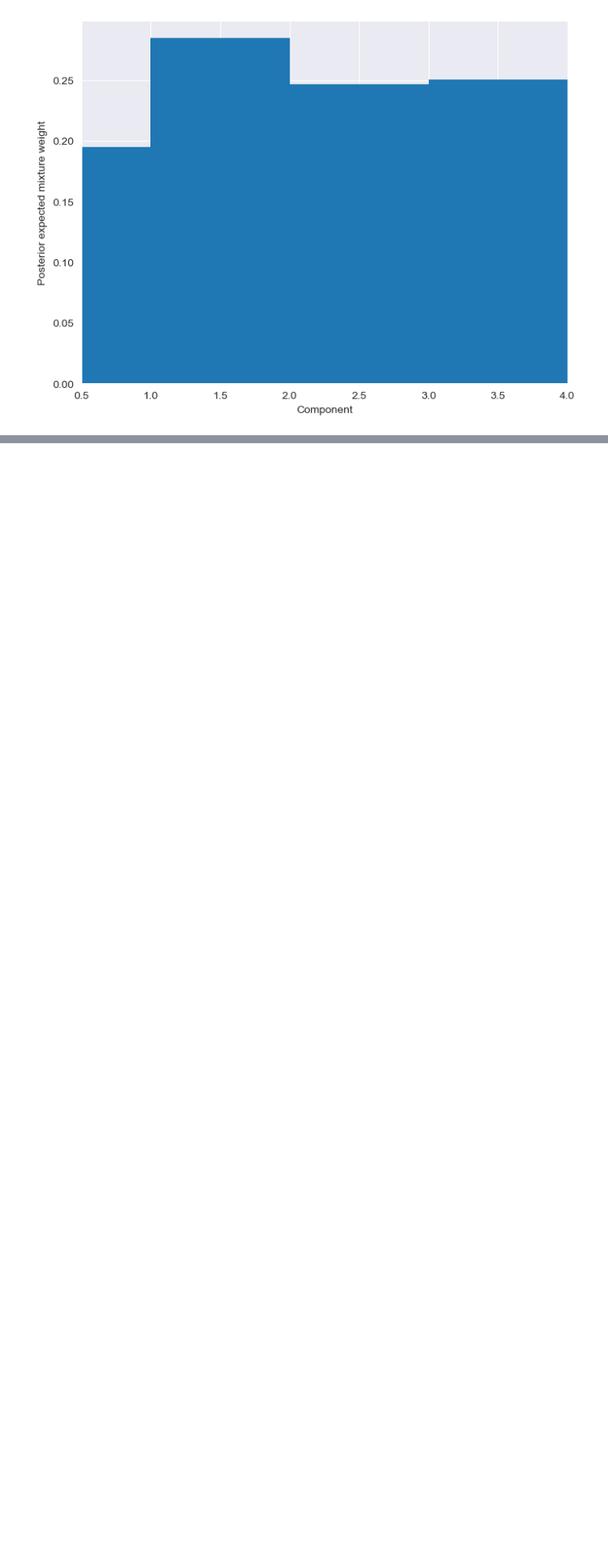
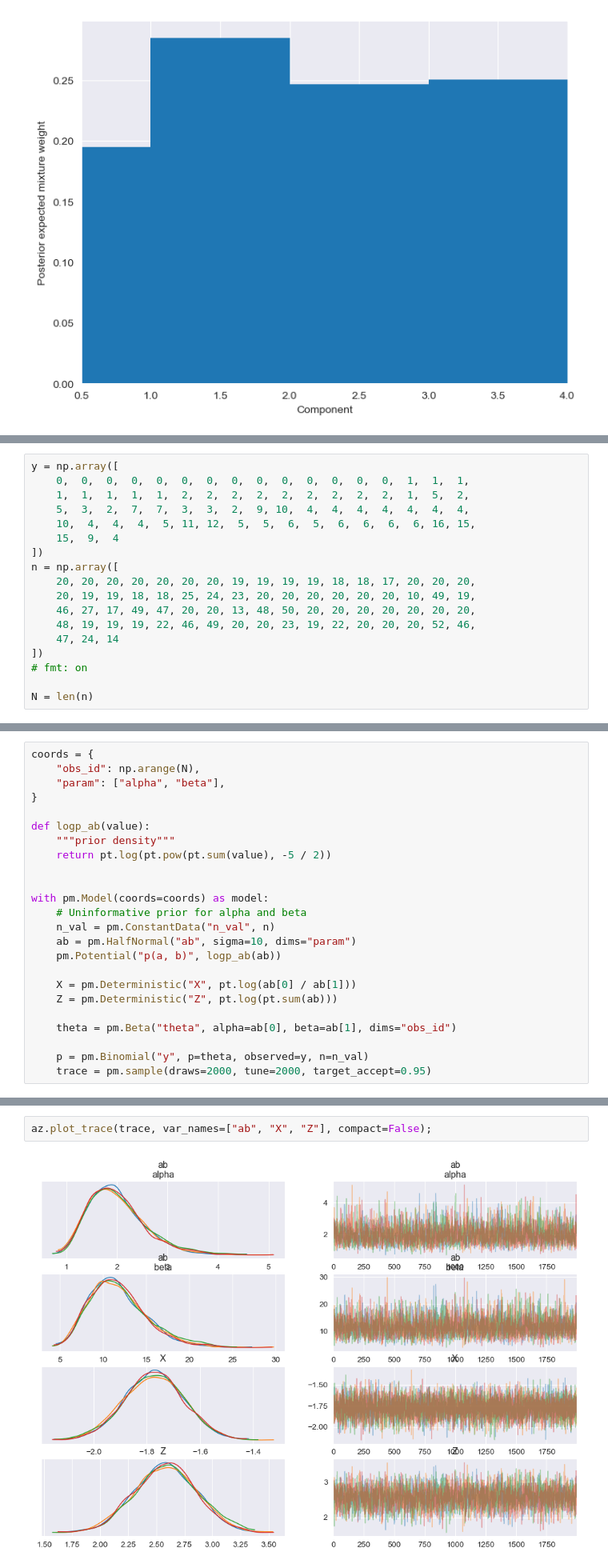
Before and after one commit to Kumachar/ResearchExamples, a Jupyter notebook: PyMC_Regression.ipynb, the cells around one changed output, grey strips where cells are left out. Shown at 80% size. Saved outputs shown, nothing was run; the diff lists cells and outputs as text; blank space fills up the shorter version.

```diff
--- a/PyMC_Regression.ipynb
+++ b/PyMC_Regression.ipynb
@@ -527,0 +693,18 @@ Sampling: [likelihood]
+# %%
+y = np.array([
+    0,  0,  0,  0,  0,  0,  0,  0,  0,  0,  0,  0,  0,  0,  1,  1,  1,
+    1,  1,  1,  1,  1,  2,  2,  2,  2,  2,  2,  2,  2,  2,  1,  5,  2,
+    5,  3,  2,  7,  7,  3,  3,  2,  9, 10,  4,  4,  4,  4,  4,  4,  4,
+    10,  4,  4,  4,  5, 11, 12,  5,  5,  6,  5,  6,  6,  6,  6, 16, 15,
+    15,  9,  4
+])
+n = np.array([
+    20, 20, 20, 20, 20, 20, 20, 19, 19, 19, 19, 18, 18, 17, 20, 20, 20,
+    20, 19, 19, 18, 18, 25, 24, 23, 20, 20, 20, 20, 20, 20, 10, 49, 19,
+    46, 27, 17, 49, 47, 20, 20, 13, 48, 50, 20, 20, 20, 20, 20, 20, 20,
+    48, 19, 19, 19, 22, 46, 49, 20, 20, 23, 19, 22, 20, 20, 20, 52, 46,
+    47, 24, 14
+])
+# fmt: on
+
+N = len(n)
@@ -527,0 +740,24 @@ Sampling: [likelihood]
+# %%
+coords = {
+    "obs_id": np.arange(N),
+    "param": ["alpha", "beta"],
+}
+
+def logp_ab(value):
+    """prior density"""
+    return pt.log(pt.pow(pt.sum(value), -5 / 2))
+
+
+with pm.Model(coords=coords) as model:
+    # Uninformative prior for alpha and beta
+    n_val = pm.ConstantData("n_val", n)
+    ab = pm.HalfNormal("ab", sigma=10, dims="param")
+    pm.Potential("p(a, b)", logp_ab(ab))
+
+    X = pm.Deterministic("X", pt.log(ab[0] / ab[1]))
+    Z = pm.Deterministic("Z", pt.log(pt.sum(ab)))
+
+    theta = pm.Beta("theta", alpha=ab[0], beta=ab[1], dims="obs_id")
+
+    p = pm.Binomial("y", p=theta, observed=y, n=n_val)
+    trace = pm.sample(draws=2000, tune=2000, target_accept=0.95)
@@ -527,0 +773,4 @@ Sampling: [likelihood]
+# %%
+az.plot_trace(trace, var_names=["ab", "X", "Z"], compact=False);
+# %% [output]
+[figure, added]
```
Also changed, not shown: parts of 15 cells of this notebook.
